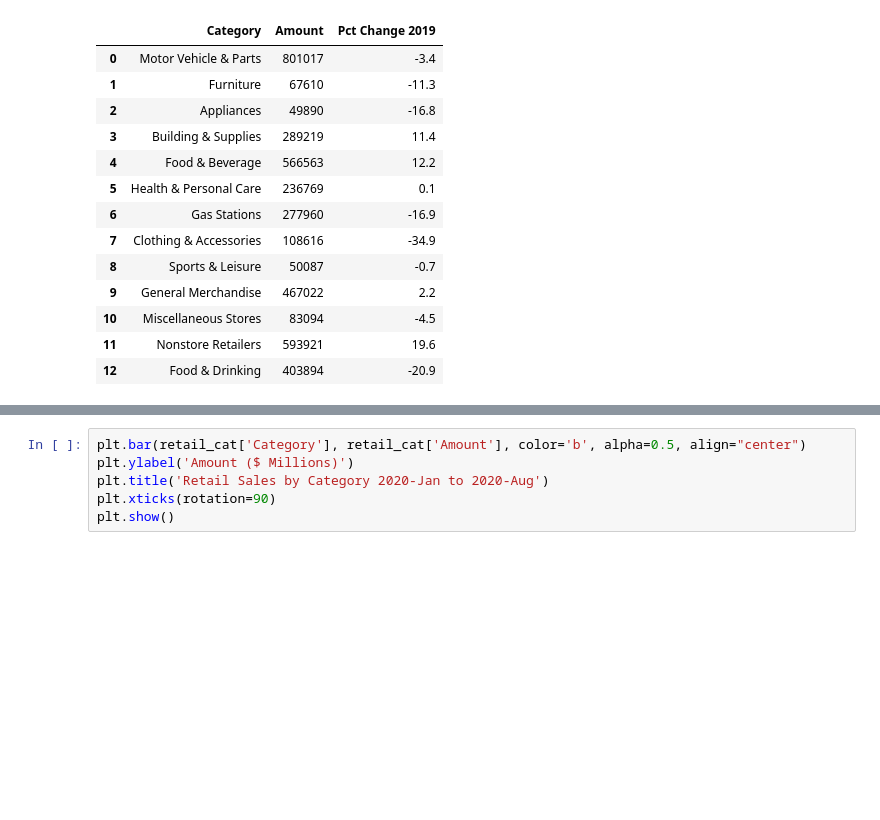
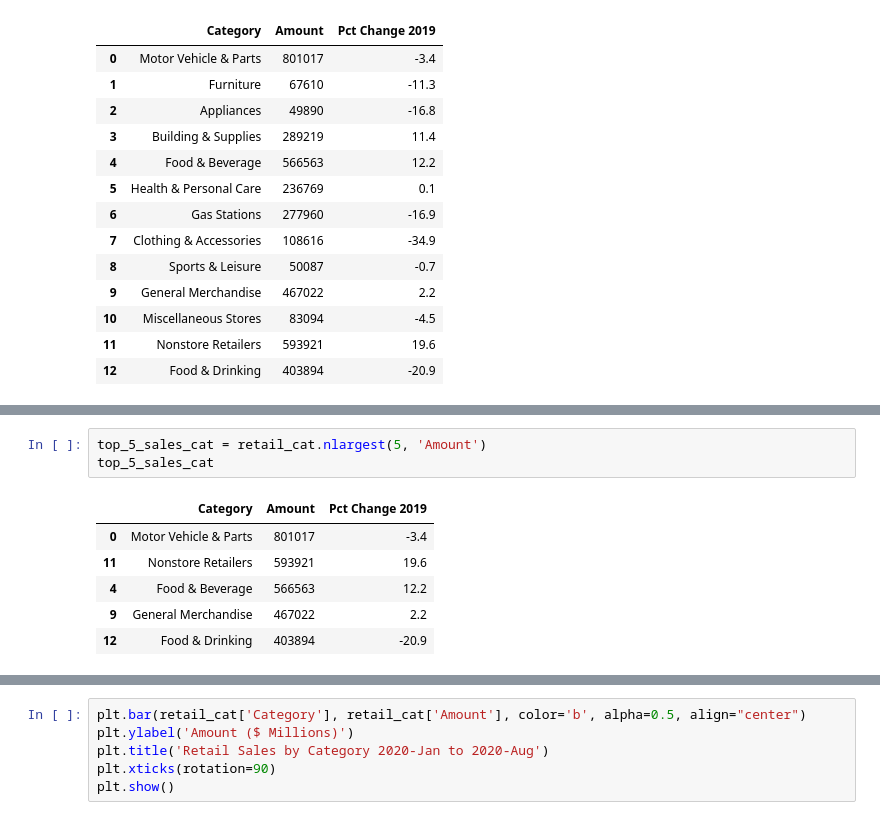
Before and after one commit to LenSin3/Conservatory-cvd19-retail, a Jupyter notebook: covid-retail.ipynb, the cells around one changed output, grey strips where cells are left out. Saved outputs shown, nothing was run; the diff lists cells and outputs as text; blank space fills up the shorter version.

Commit message:
higest retail sales and highest percent change

```diff
--- a/covid-retail.ipynb
+++ b/covid-retail.ipynb
@@ -197,0 +206,10 @@ memory usage: 440.0+ bytes
+# %%
+top_5_sales_cat = retail_cat.nlargest(5, 'Amount')
+top_5_sales_cat
+# %% [output]
+|  | Category | Amount | Pct Change 2019 |
+| 0 | Motor Vehicle & Parts | 801017 | -3.4 |
+| 11 | Nonstore Retailers | 593921 | 19.6 |
+| 4 | Food & Beverage | 566563 | 12.2 |
+| 9 | General Merchandise | 467022 | 2.2 |
+| 12 | Food & Drinking | 403894 | -20.9 |
```
Also changed, not shown: parts of 7 cells of this notebook.
